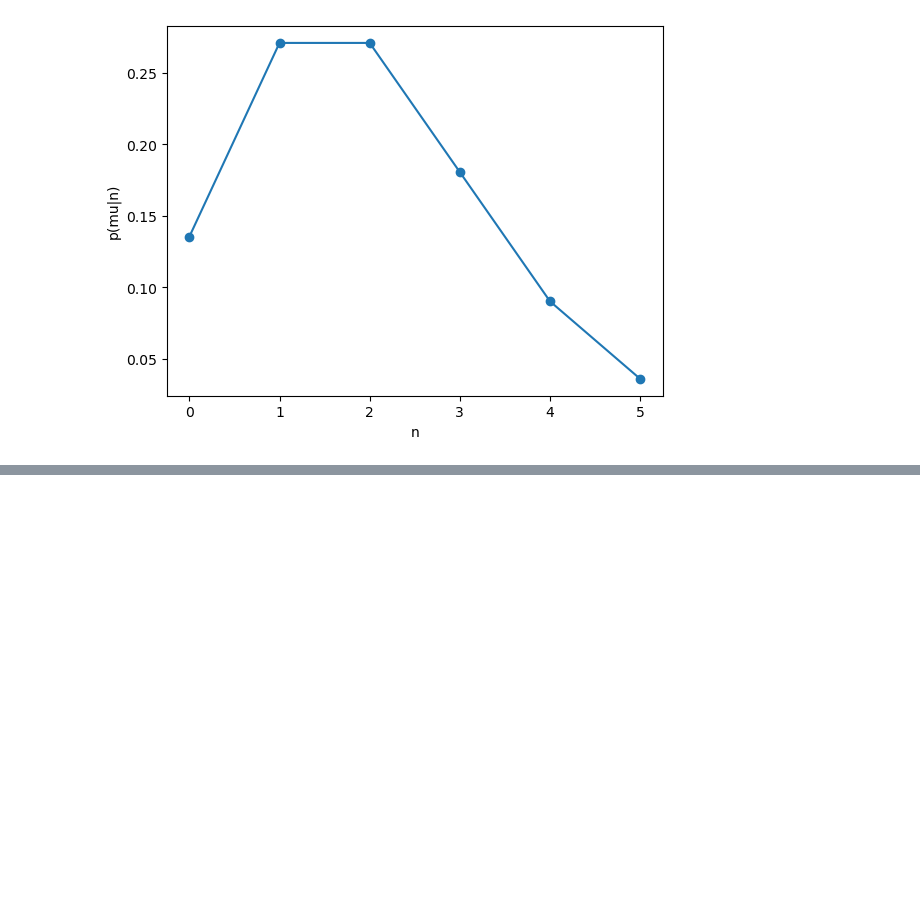
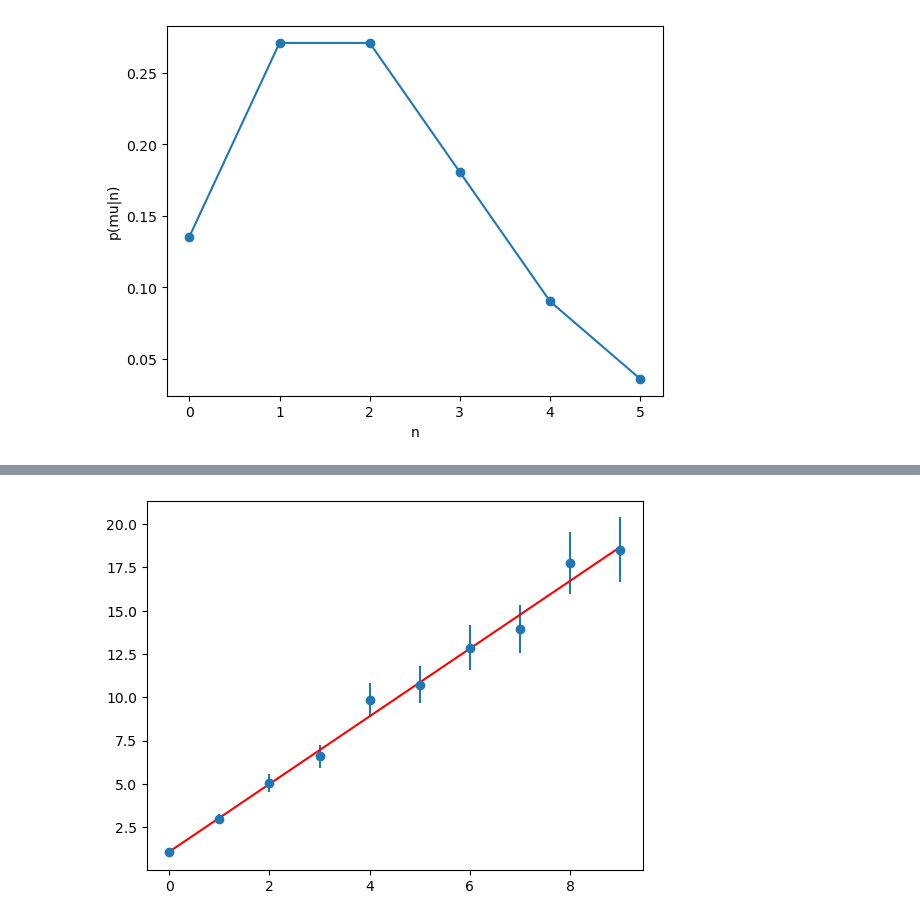
Before and after one commit to AlejandroRG03/computacion_master, a Jupyter notebook: USC-FC_jahernando/about_functions.ipynb, the cells around one changed output, grey strips where cells are left out. Saved outputs shown, nothing was run; the diff lists cells and outputs as text; code cells hidden in the pictures; blank space fills up the shorter version.

```diff
--- a/USC-FC_jahernando/about_functions.ipynb
+++ b/USC-FC_jahernando/about_functions.ipynb
@@ -444,8 +444,3 @@ plt.ylabel('p(mu|n)')
 plt.show()
 # %% [output]
 [figure]
-# %%
-x = [2,3,4]
-y = [1,2,3]
-
-list(map(lambda a,b: a*b, x,y))
@@ -504,0 +468,77 @@ print(f"For x = {x_new}, predicted y = {y_predicted:.2f}")
+# %%
+# 4.
+
+import numpy as np
+import matplotlib.pyplot as plt
+
+def compute_Sx(x, s):
+
+    aux = list(map(lambda xi, si: xi/si**2, x, s))
+    return sum(aux)
+
+def compute_Sxx(x, s):
+
+    aux = list(map(lambda xi, si: xi**2/si**2, x, s))
+    return sum(aux)
+
+def compute_Sy(y, s):
+
+    aux = list(map(lambda yi, si: yi/si**2, y, s))
+    return sum(aux)
+
+def compute_Sxy(x, y, s):
+
+    aux = list(map(lambda xi, yi, si: xi*yi/si**2, x, y, s))
+    return sum(aux)
+
+def compute_S(s):
+
+    aux = list(map(lambda si: 1/si**2, s))
+    return sum(aux)
+
+def compute_a_b(x, y, s):
+
+    S   = compute_S(s)
+    Sx  = compute_Sx(x, s)
+    Sy  = compute_Sy(y, s)
+    Sxx = compute_Sxx(x, s)
+    Sxy = compute_Sxy(x, y, s)
+
+    delta = S * Sxx - Sx**2
+
+    a = (Sxx * Sy - Sx * Sxy) / delta
+    b = (S * Sxy - Sx * Sy) / delta
+
+    return a, b
+
+def least_squares_fit(x, y, s):
+    "return functor that computes the least squares fit line"
+
+    a, b = compute_a_b(x, y, s)
+
+    return lambda t: a + b * t
+
+
+# Example (data generated with numpy)
+
+x = np.arange(10)
+y = 2*x + 1 + 0.1*np.random.normal(0, 5, size=x.shape)
+s = 0.1*np.abs(y)
+
+a,b = compute_a_b(x, y, s)
+
+print(f'a = {a:.4f}, b = {b:.4f}')
+
+print('\nCheck with numpy polyfit:\n')
+
+p = np.polyfit(x, y, 1, w=1/s)
+
+print(f'a = {p[1]:.4f}, b = {p[0]:.4f}')
+
+
+straight_line = least_squares_fit(x, y, s)
+
+plt.errorbar(x, y, yerr=s, fmt='o', label='data')
+plt.plot(x, straight_line(x), 'r-', label='least squares fit')
+plt.show()
+# %% [output]
@@ -504,0 +550 @@ print(f"For x = {x_new}, predicted y = {y_predicted:.2f}")
+[figure, added]
```
Also changed, not shown: parts of 4 cells of this notebook.
